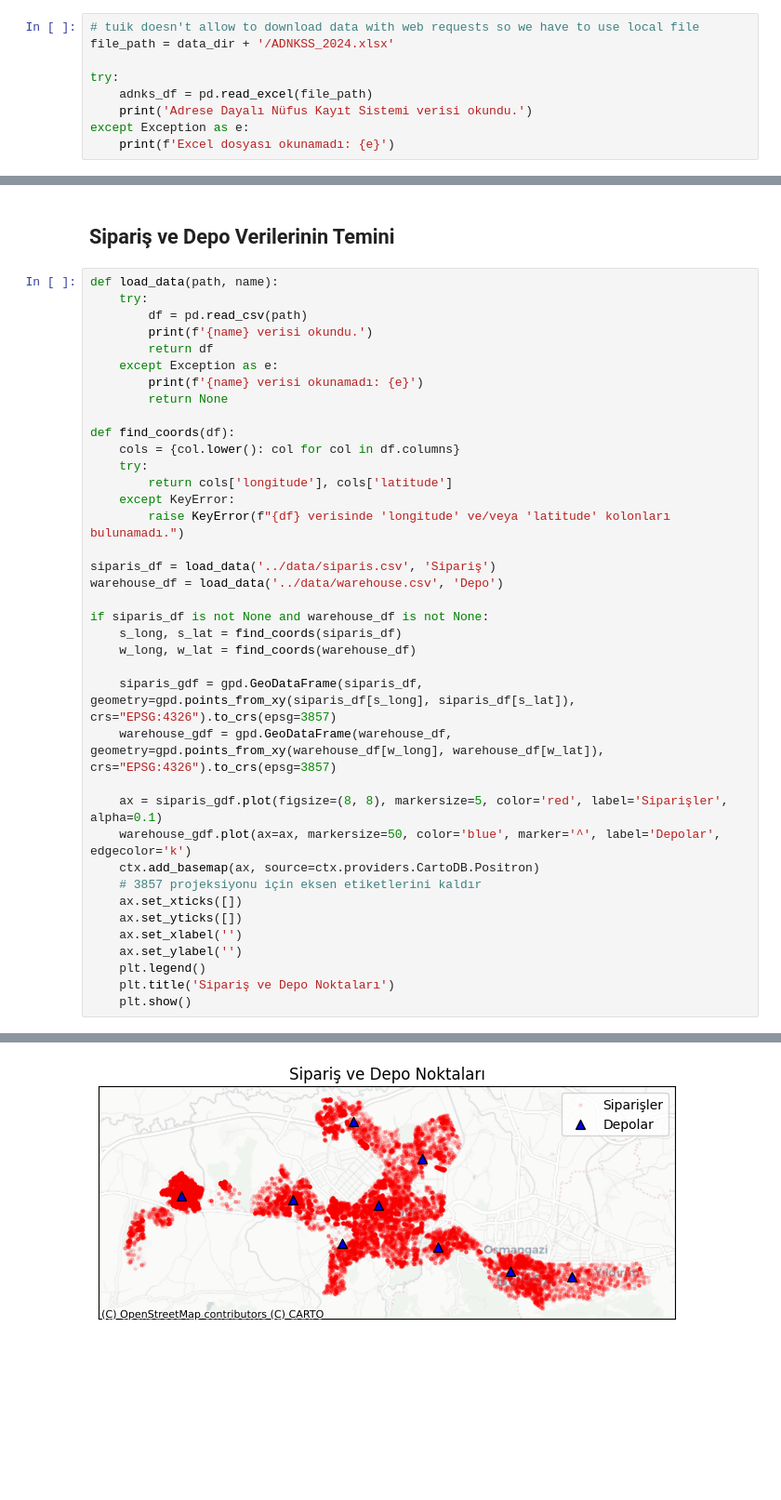
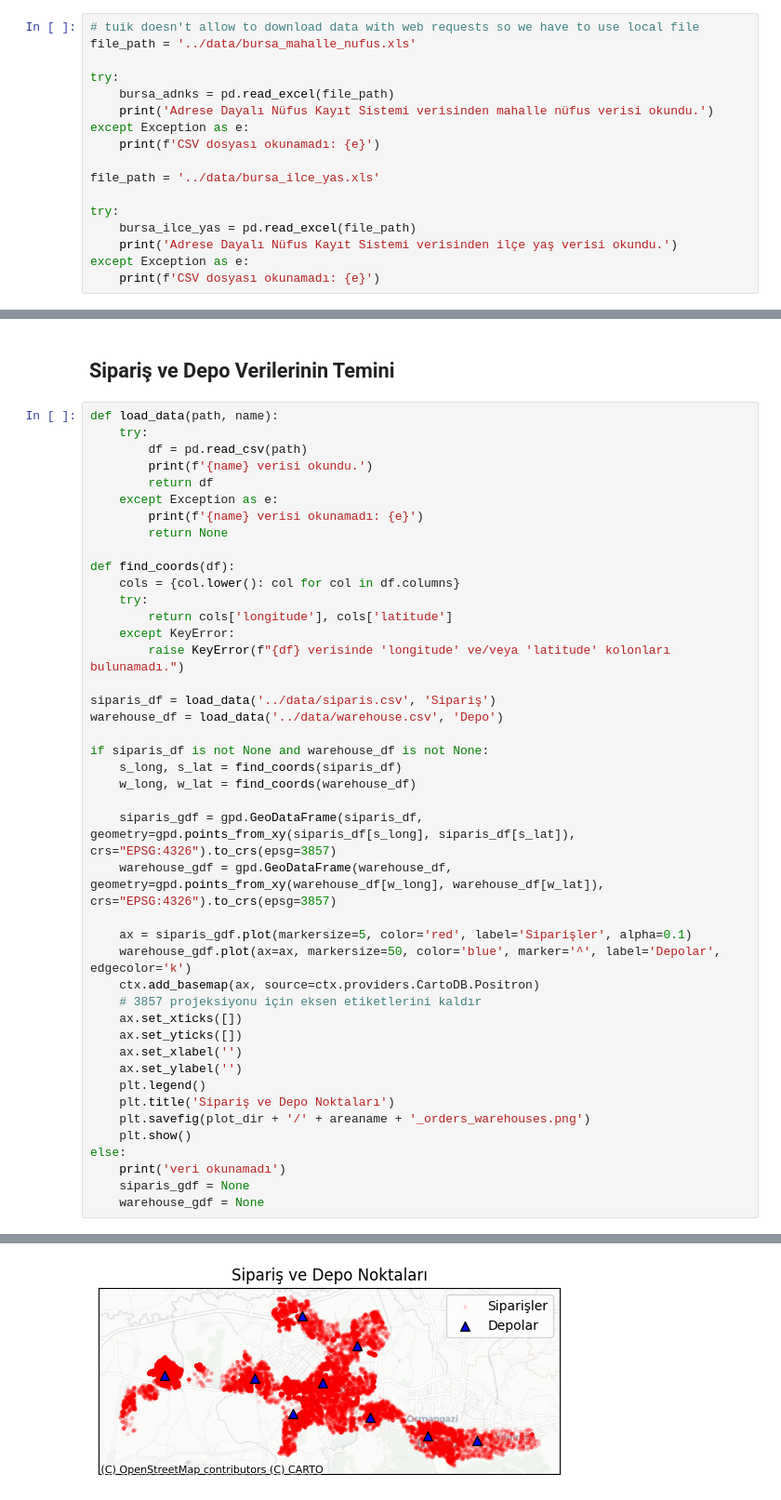
Before and after one commit to mertturunc/purple-case, a Jupyter notebook: notebooks/orders_service_area.ipynb, the cells around one changed output, grey strips where cells are left out. Shown: that part at 93% size. Saved outputs shown, nothing was run; the diff lists cells and outputs as text; blank space fills up the shorter version.

Commit message:
gathering a static demographic data from tuik and parsing it into proper dataframes.

```diff
--- a/notebooks/orders_service_area.ipynb
+++ b/notebooks/orders_service_area.ipynb
@@ -286,10 +291,18 @@ Veri Özeti:
 # %%
 # tuik doesn't allow to download data with web requests so we have to use local file
-file_path = data_dir + '/ADNKSS_2024.xlsx'
+file_path = '../data/bursa_mahalle_nufus.xls'
 
 try:
-    adnks_df = pd.read_excel(file_path)
-    print('Adrese Dayalı Nüfus Kayıt Sistemi verisi okundu.')
+    bursa_adnks = pd.read_excel(file_path)
+    print('Adrese Dayalı Nüfus Kayıt Sistemi verisinden mahalle nüfus verisi okundu.')
 except Exception as e:
-    print(f'Excel dosyası okunamadı: {e}')
+    print(f'CSV dosyası okunamadı: {e}')
+
+file_path = '../data/bursa_ilce_yas.xls'
+
+try:
+    bursa_ilce_yas = pd.read_excel(file_path)
+    print('Adrese Dayalı Nüfus Kayıt Sistemi verisinden ilçe yaş verisi okundu.')
+except Exception as e:
+    print(f'CSV dosyası okunamadı: {e}')
 # %% [output]
@@ -311,32 +365,37 @@ def load_data(path, name):
 def find_coords(df):
     cols = {col.lower(): col for col in df.columns}
     try:
         return cols['longitude'], cols['latitude']
     except KeyError:
         raise KeyError(f"{df} verisinde 'longitude' ve/veya 'latitude' kolonları bulunamadı.")
 
 siparis_df = load_data('../data/siparis.csv', 'Sipariş')
 warehouse_df = load_data('../data/warehouse.csv', 'Depo')
 
 if siparis_df is not None and warehouse_df is not None:
     s_long, s_lat = find_coords(siparis_df)
     w_long, w_lat = find_coords(warehouse_df)
 
     siparis_gdf = gpd.GeoDataFrame(siparis_df, geometry=gpd.points_from_xy(siparis_df[s_long], siparis_df[s_lat]), crs="EPSG:4326").to_crs(epsg=3857)
     warehouse_gdf = gpd.GeoDataFrame(warehouse_df, geometry=gpd.points_from_xy(warehouse_df[w_long], warehouse_df[w_lat]), crs="EPSG:4326").to_crs(epsg=3857)
 
-    ax = siparis_gdf.plot(figsize=(8, 8), markersize=5, color='red', label='Siparişler', alpha=0.1)
+    ax = siparis_gdf.plot(markersize=5, color='red', label='Siparişler', alpha=0.1)
     warehouse_gdf.plot(ax=ax, markersize=50, color='blue', marker='^', label='Depolar', edgecolor='k')
     ctx.add_basemap(ax, source=ctx.providers.CartoDB.Positron)
     # 3857 projeksiyonu için eksen etiketlerini kaldır
     ax.set_xticks([])
     ax.set_yticks([])
     ax.set_xlabel('')
     ax.set_ylabel('')
     plt.legend()
     plt.title('Sipariş ve Depo Noktaları')
+    plt.savefig(plot_dir + '/' + areaname + '_orders_warehouses.png')
     plt.show()
+else:
+    print('veri okunamadı')
+    siparis_gdf = None
+    warehouse_gdf = None
 # %% [output]
 Sipariş verisi okundu.
 Depo verisi okundu.
-[figure, old version]
+[figure, new version]
```
Also changed, not shown: parts of 8 cells of this notebook, 4 other files.
